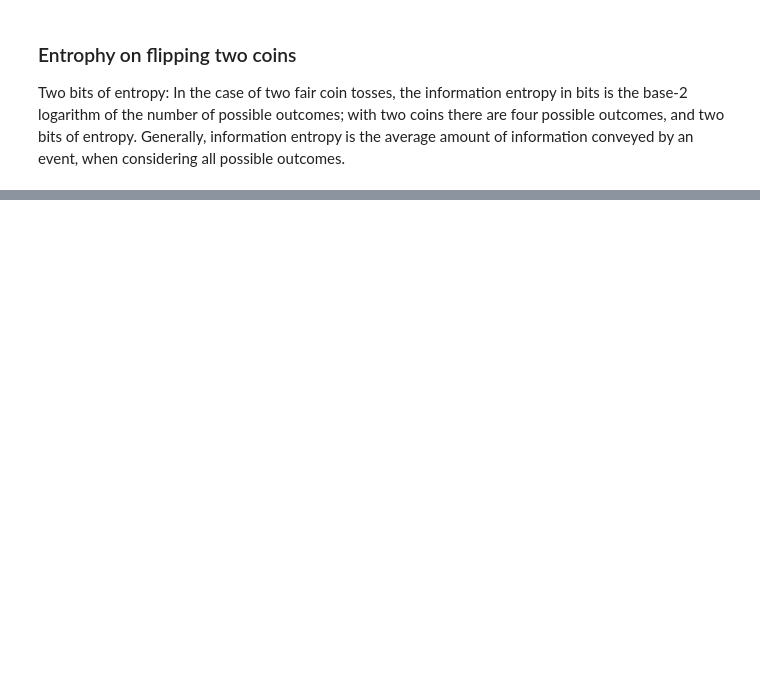
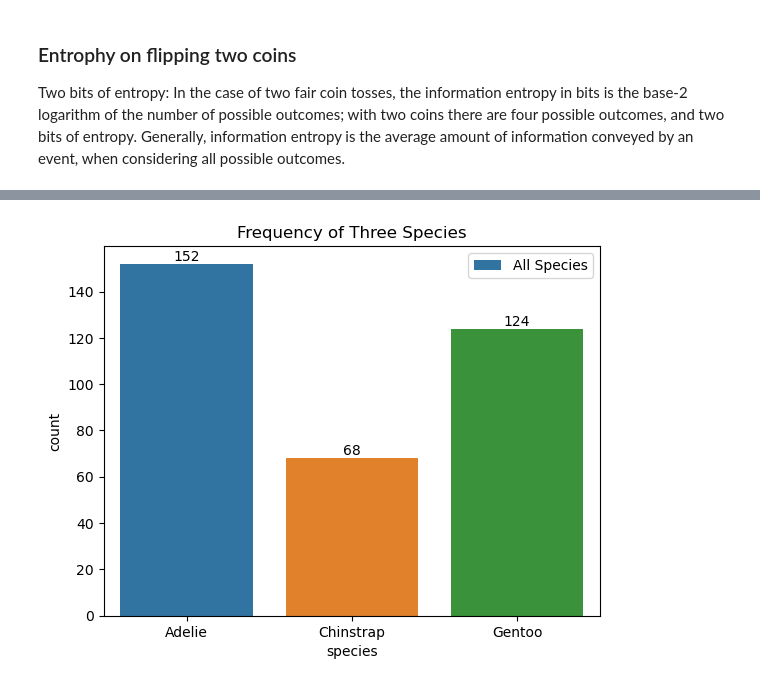
Before and after one commit to AudeAllen/Fundamentals-of-Data-Analysis---Tasks-and-Project, a Jupyter notebook: tasks.ipynb, the cells around one changed output, grey strips where cells are left out. Drawn from its saved outputs; the diff is of its cells as text; code cells hidden in the pictures; blank space fills up the shorter version.

Commit message:
First commit for Task 5

```diff
--- a/tasks.ipynb
+++ b/tasks.ipynb
@@ -922,0 +754,21 @@ print(e)
+# %%
+# Firstly I will import the penguins dataset in .csv format
+# I have also imported the python module 'seaborn' and matplotlib.pyplot as plt
+
+import numpy as np
+import pandas as pd
+import matplotlib.pyplot as plt
+import seaborn as sns
+
+
+# Read in CSV file
+
+penguins  = pd.read_csv('penguins.csv')
+
+ax = sns.countplot(x='species',  data=df)
+plt.legend(['All Species'])
+plt.title('Frequency of Three Species')
+for container in ax.containers:
+    ax.bar_label(container)
+# %% [output]
+[figure, added]
```
Also changed, not shown: parts of 38 cells of this notebook, 1 other file.
